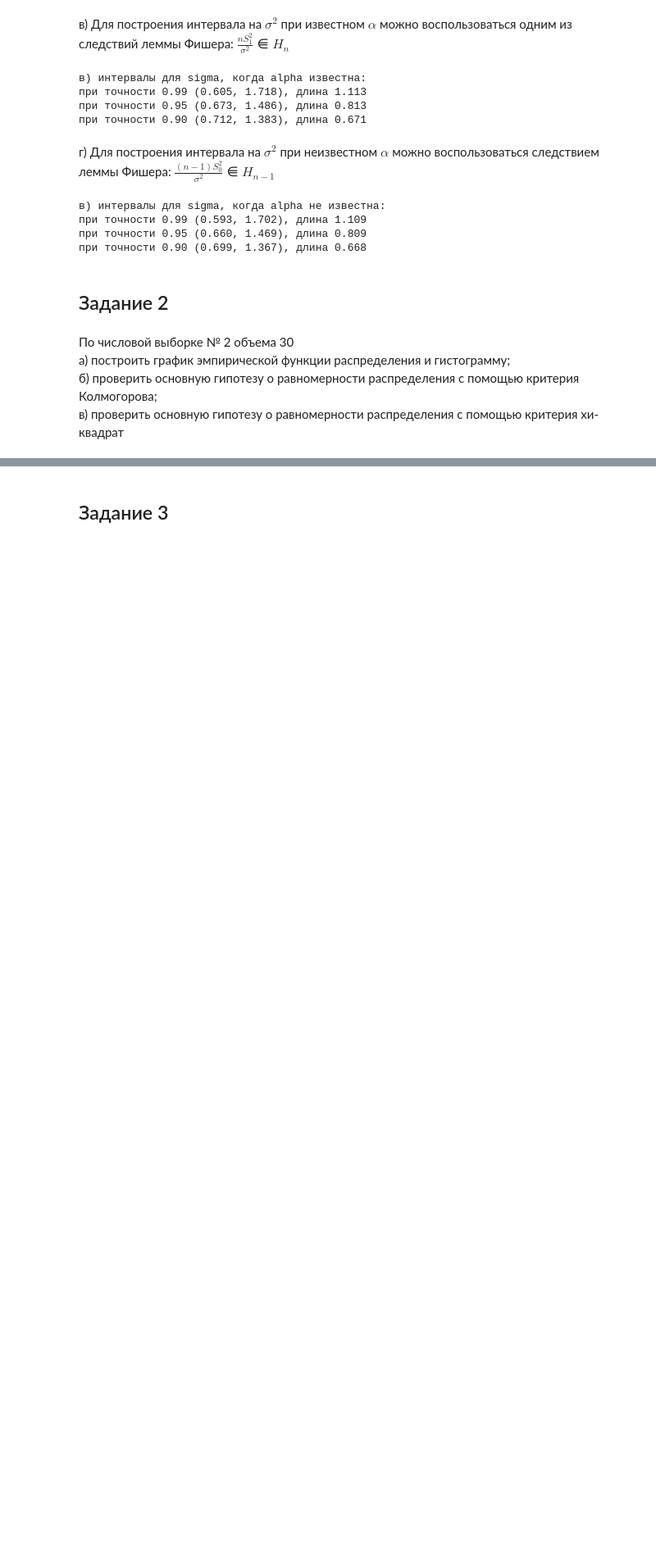
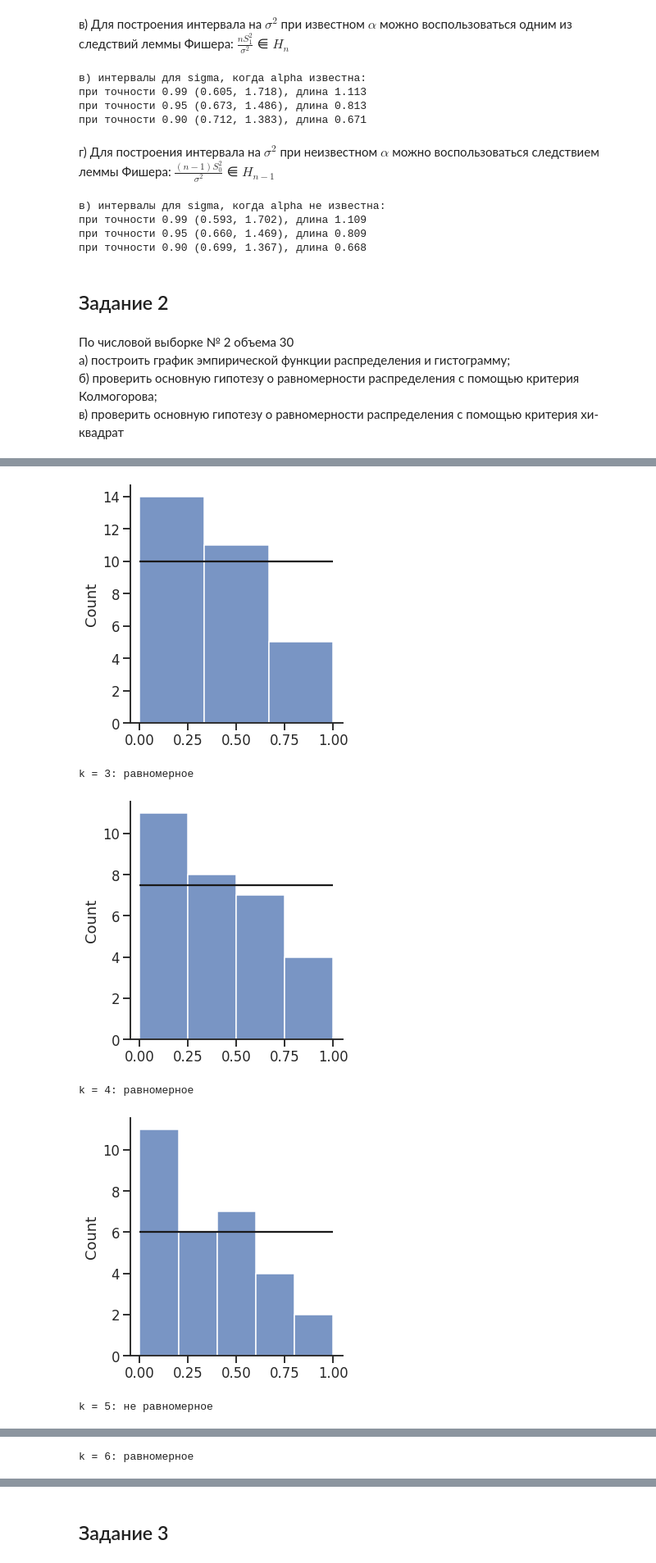
Before and after one commit to sash00k/math-statistic, a Jupyter notebook: math_stat.ipynb, the cells around one changed output, grey strips where cells are left out. Shown at 82% size. Drawn from its saved outputs; the diff is of its cells as text; code cells hidden in the pictures; blank space fills up the shorter version.

```diff
--- a/math_stat.ipynb
+++ b/math_stat.ipynb
@@ -238,0 +185,23 @@ for elem, i in zip(tmp, range(len(tmp))):
+# %%
+def do_work(k: int) -> bool:
+  # считаем попадания в каждый отрезок
+  nu = [len([x for x in X_u if i/k <= x <= (i+1)/k]) for i in range(0,k)]
+
+  # считаем величину, имеющую распределение Хи-квадрта (с k-1 степенью свободы)
+  ro = sum([((nu[i]-n/k)**2)/(n/k) for i in range(k)])
+
+  sns.displot(X_u, bins = [i/k for i in range(k+1)])
+  plt.hlines(n/k, 0, 1)
+  plt.show()
+
+  return True if ro < hi2_distr(df=k-1).ppf(1 - eps) else False
+# %%
+for k in range(3, 10):
+  print(f'k = {k}: ' + ('' if do_work(k) else 'не ') + 'равномерное')
+# %% [output]
+[figure, added]
+k = 3: равномерное
+[figure, added]
+k = 4: равномерное
+[figure, added]
+k = 5: не равномерное
@@ -238,0 +209 @@ for elem, i in zip(tmp, range(len(tmp))):
+k = 6: равномерное
```
Also changed, not shown: parts of 12 cells of this notebook.
